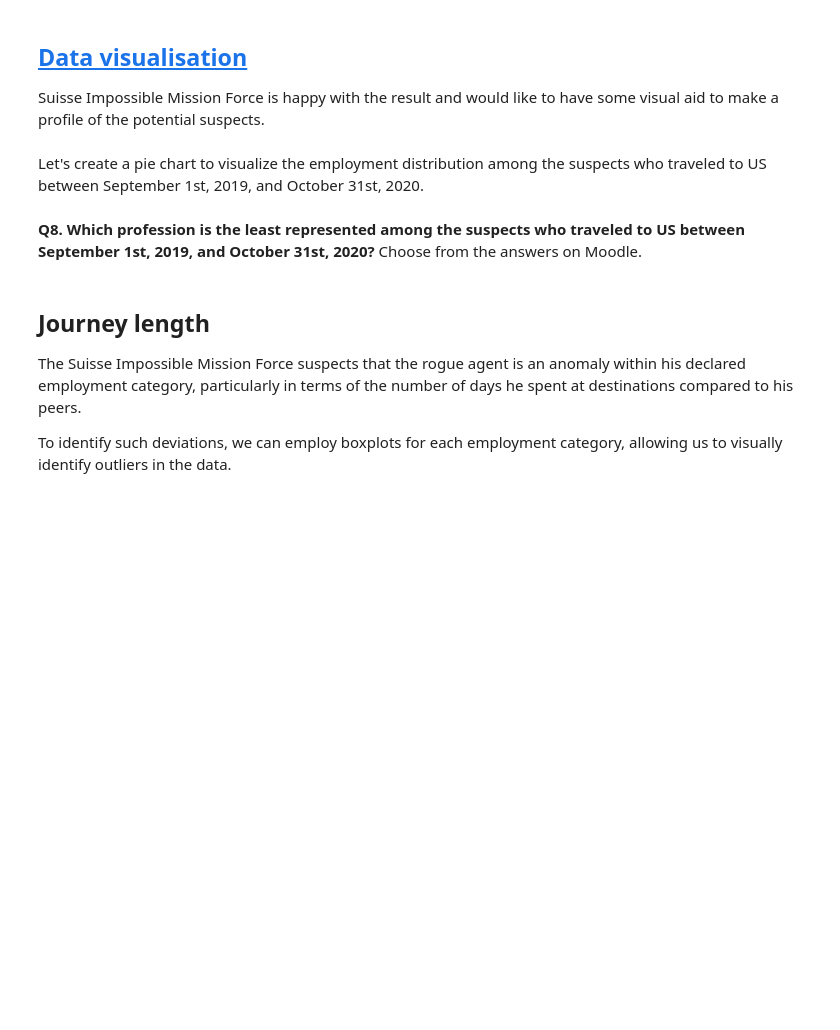
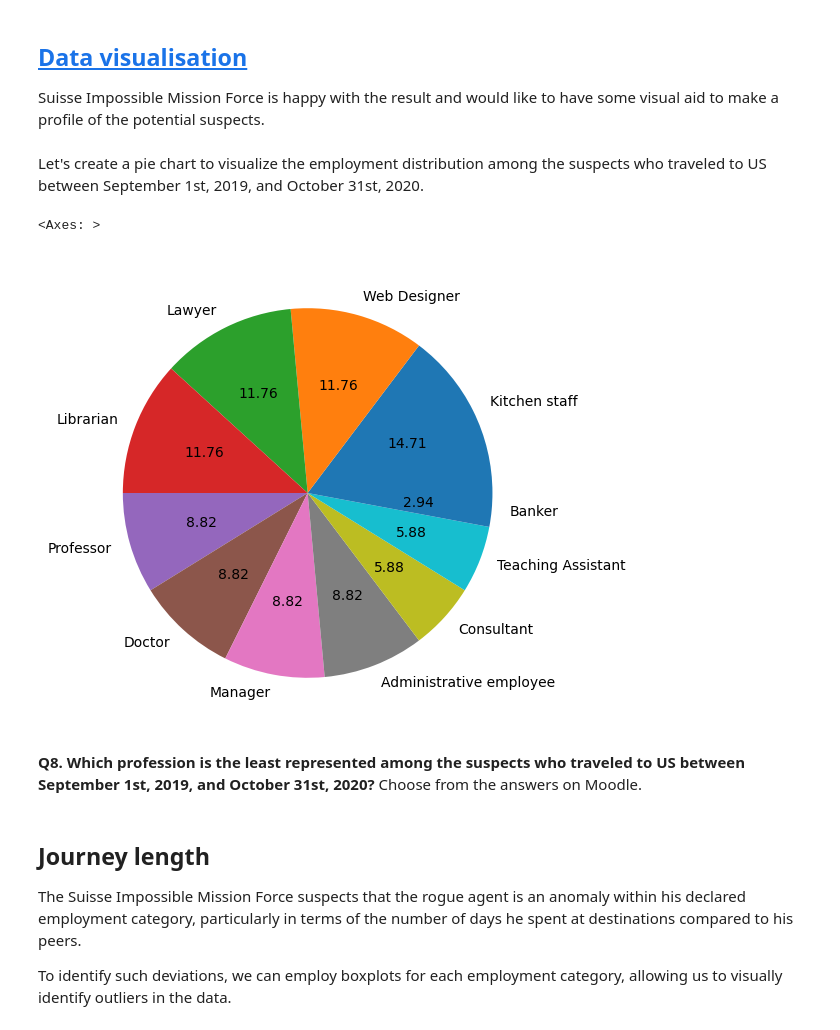
Before and after one commit to mellily/Python-100-Days, a Jupyter notebook: Assignments/Part 1/Assignment_part_1.ipynb, the cells around one changed output. Drawn from its saved outputs; the diff is of its cells as text; code cells hidden in the pictures; blank space fills up the shorter version.

```diff
--- a/Assignments/Part 1/Assignment_part_1.ipynb
+++ b/Assignments/Part 1/Assignment_part_1.ipynb
@@ -270,5 +270,5 @@ us_suspects = combined_dataset[
     (combined_dataset['date'] >= '2019-09-01') &
     (combined_dataset['date'] <= '2020-10-31')]
 # %%
-us_suspects = us_suspects.drop_duplicates(subset=['userID'])
+us_suspects_unique = us_suspects.drop_duplicates(subset=['userID'])
 # %%
@@ -308,3 +317,10 @@ Let's create a pie chart to visualize the employment distribution among the susp
+# %%
+employment_counts = us_suspects_unique['employment'].value_counts()
+series = pd.Series(employment_counts.to_list(), index=employment_counts.index.to_list())
+series.plot.pie(autopct="%.2f", figsize=(6, 6))
+# %% [output]
+<Axes: >
+[figure, added]
 # %% [markdown]
 **Q8. Which profession is the least represented among the suspects who traveled to US between September 1st, 2019, and October 31st, 2020?**
  Choose from the answers on Moodle.
```
Also changed, not shown: parts of 5 cells of this notebook.
